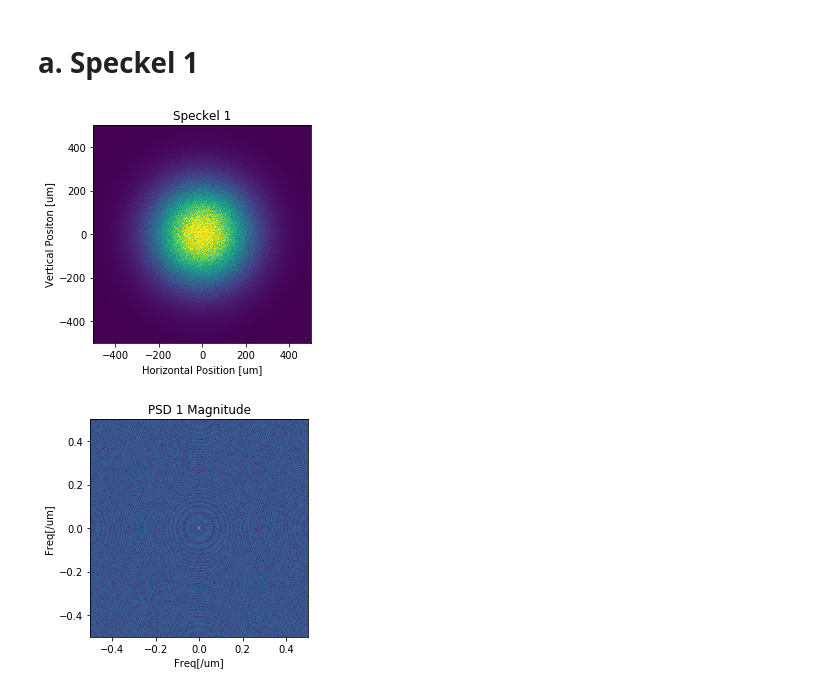
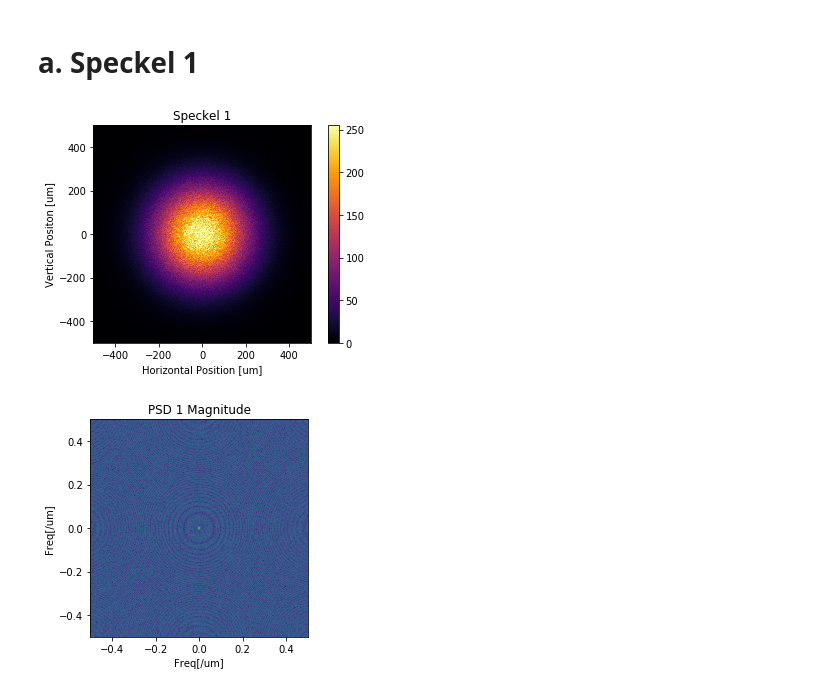
Before and after one commit to mmorst/Supreme, a Jupyter notebook: Speckle 1 vs Speckle 2.ipynb, the cells around one changed output. Drawn from its saved outputs; the diff is of its cells as text; code cells hidden in the pictures.

```diff
--- a/Speckle 1 vs Speckle 2.ipynb
+++ b/Speckle 1 vs Speckle 2.ipynb
@@ -7,20 +7,25 @@
 # %%
 from PIL import Image
 import numpy as np
 import matplotlib.pyplot as plt
-spk_1 = Image.open("C:\\Users\\User\\Downloads\\speckle_one.png", "r" )
+spk_1 = Image.open('C:\\Users\\User\\Downloads\\speckle_one.png', "r" ) # Enter the directory of the speckle pic
 
 %matplotlib inline
+# ploting the speckle pic with a pixle scale (1 um meter) axis
+
 dx_m = 1*10**-6  #pixel size in meter
 Dx_m = 1e-3      #image full size
-extent = (-Dx_m/2 * 1e6, +Dx_m/2 * 1e6, -Dx_m/2 * 1e6, +Dx_m/2 * 1e6)
-plt.imshow(spk_1, extent = extent)
+
+extent = (-Dx_m/2 * 1e6, +Dx_m/2 * 1e6, -Dx_m/2 * 1e6, +Dx_m/2 * 1e6) # Setting up axis scale and origin
+
+plt.imshow(spk_1, extent = extent, cmap = 'inferno')
 plt.xlabel('Horizontal Position [um]')
 plt.ylabel('Vertical Positon [um]')
 plt.title('Speckel 1')
+plt.colorbar()
 plt.show()
 # %% [output]
-[figure, old version]
+[figure, new version]
 # %%
 x_m = np.linspace(-Dx_m/2, Dx_m/2, Dx_m/dx_m + 1)
 real_axis = x_m
```
Also changed, not shown: parts of 21 cells of this notebook, 13 other files.
